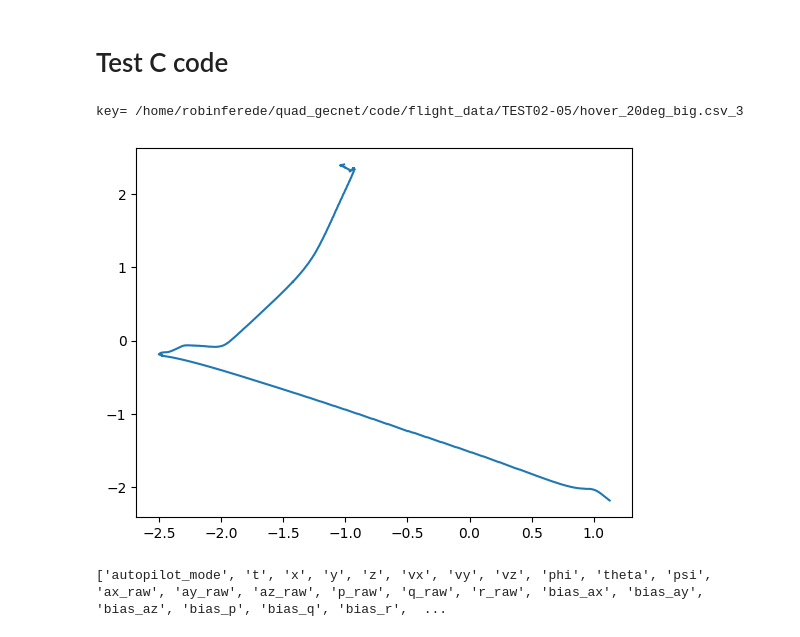
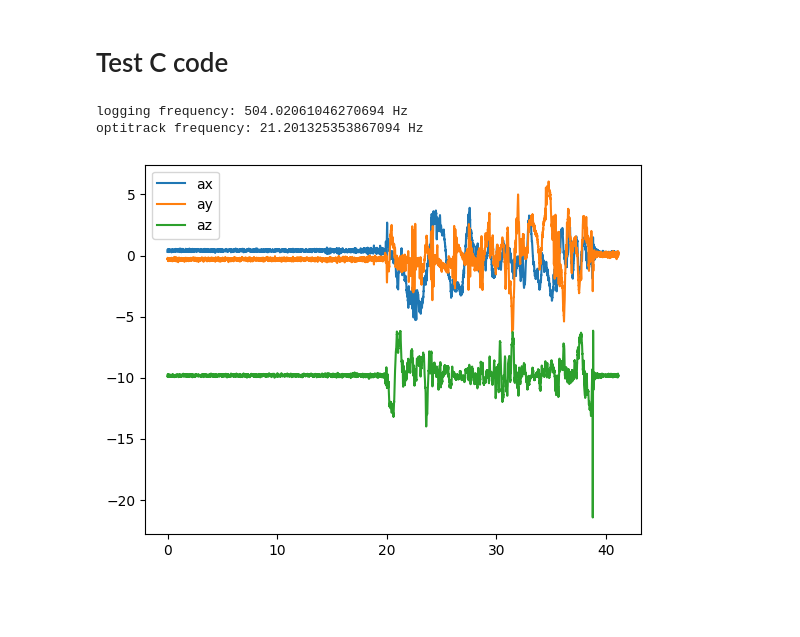
Before and after one commit to tudelft/ekf_c_code_generation, a Jupyter notebook: Generate Kalman Filter C Code.ipynb, the cells around one changed output. Drawn from its saved outputs; the diff is of its cells as text; code cells hidden in the pictures; blank space fills up the shorter version.

```diff
--- a/Generate Kalman Filter C Code.ipynb
+++ b/Generate Kalman Filter C Code.ipynb
@@ -292,43 +337,3 @@ lib.ekf_predict.argtypes = [ctypes.POINTER(ctypes.c_float), ctypes.c_float]
 lib.ekf_update.argtypes = [ctypes.POINTER(ctypes.c_float)]
 # %% [markdown]
 # Test C code
-# %%
-# load bebop_data
-import pickle
-import matplotlib.pyplot as plt
-
-bebop_data = {}
-with open('bebop_data.pickle','rb') as file:
-    bebop_data = pickle.load(file)
-
-# get data from key
-index = 6
-key = list(bebop_data.keys())[index]
-data = bebop_data[key]
-print('key=',key)
-
-# plot trajectory
-plt.plot(data['x'], data['y'])
-plt.show()
-
-# EKF INPUT: U = [ax, ay, az, p, q, r] (IMU)
-U_data = np.array([
-    data['ax_raw'], data['ay_raw'], data['az_raw'], data['p_raw'], data['q_raw'], data['r_raw']
-]).T
-
-# EKF MEASUREMENT: Z = [x, y, z, psi] (Optitrack)
-Z_data = np.array([
-    data['x_opti'], data['y_opti'], data['z_opti'], data['psi_opti']
-]).T
-
-# EKF STATE: X = [x, y, z, vx, vy, vz, phi, theta, psi, bias_ax, bias_ay, bias_az, bias_p, bias_q, bias_r] (Onboard EKF)
-X_data = np.array([
-    data['x'], data['y'], data['z'], data['vx'], data['vy'], data['vz'], data['phi'], data['theta'], data['psi'], data['bias_ax'], data['bias_ay'], data['bias_az'], data['bias_p'], data['bias_q'], data['bias_r']
-]).T
-
-t = data['t']
-print(list(data.keys()))
-# %% [output]
-key= /home/robinferede/quad_gecnet/code/flight_data/TEST02-05/hover_20deg_big.csv_3
-[figure, removed]
-['autopilot_mode', 't', 'x', 'y', 'z', 'vx', 'vy', 'vz', 'phi', 'theta', 'psi', 'ax_raw', 'ay_raw', 'az_raw', 'p_raw', 'q_raw', 'r_raw', 'bias_ax', 'bias_ay', 'bias_az', 'bias_p', 'bias_q', 'bias_r',  ...
@@ -334,0 +428,27 @@ key= /home/robinferede/quad_gecnet/code/flight_data/TEST02-05/hover_20deg_big.cs
+# %%
+import matplotlib.pyplot as plt
+
+data = load_flight_data('EKF_logging_test8.csv')
+
+# logging frequency
+freq = 1/np.mean(np.diff(data['t']))
+print('logging frequency:',freq,'Hz')
+
+# optitrack frequency
+opti_updates = (np.gradient(data['x_opti'])!=0) | (np.gradient(data['y_opti'])!=0) | (np.gradient(data['z_opti'])!=0)
+opti_freq = 1/np.mean(np.diff(data['t'][opti_updates]))
+print('optitrack frequency:',opti_freq,'Hz')
+
+# plot ax, ay, az
+# clos all plots
+%matplotlib inline
+plt.close('all')
+plt.plot(data['t'],data['ax'],label='ax')
+plt.plot(data['t'],data['ay'],label='ay')
+plt.plot(data['t'],data['az'],label='az')
+plt.legend()
+plt.show()
+# %% [output]
+logging frequency: 504.02061046270694 Hz
+optitrack frequency: 21.201325353867094 Hz
+[figure, added]
```
Also changed, not shown: parts of 11 cells of this notebook, 7 other files.
